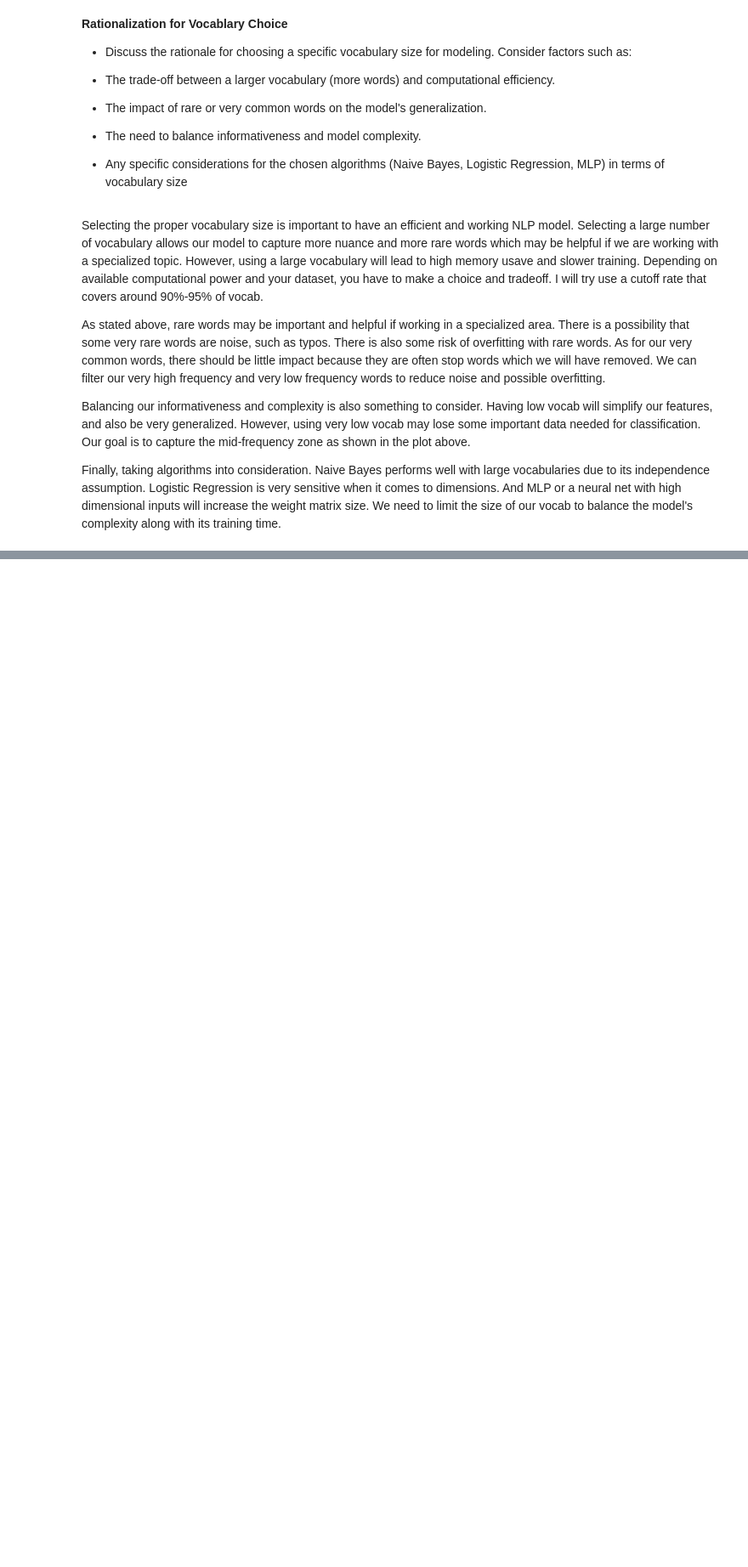
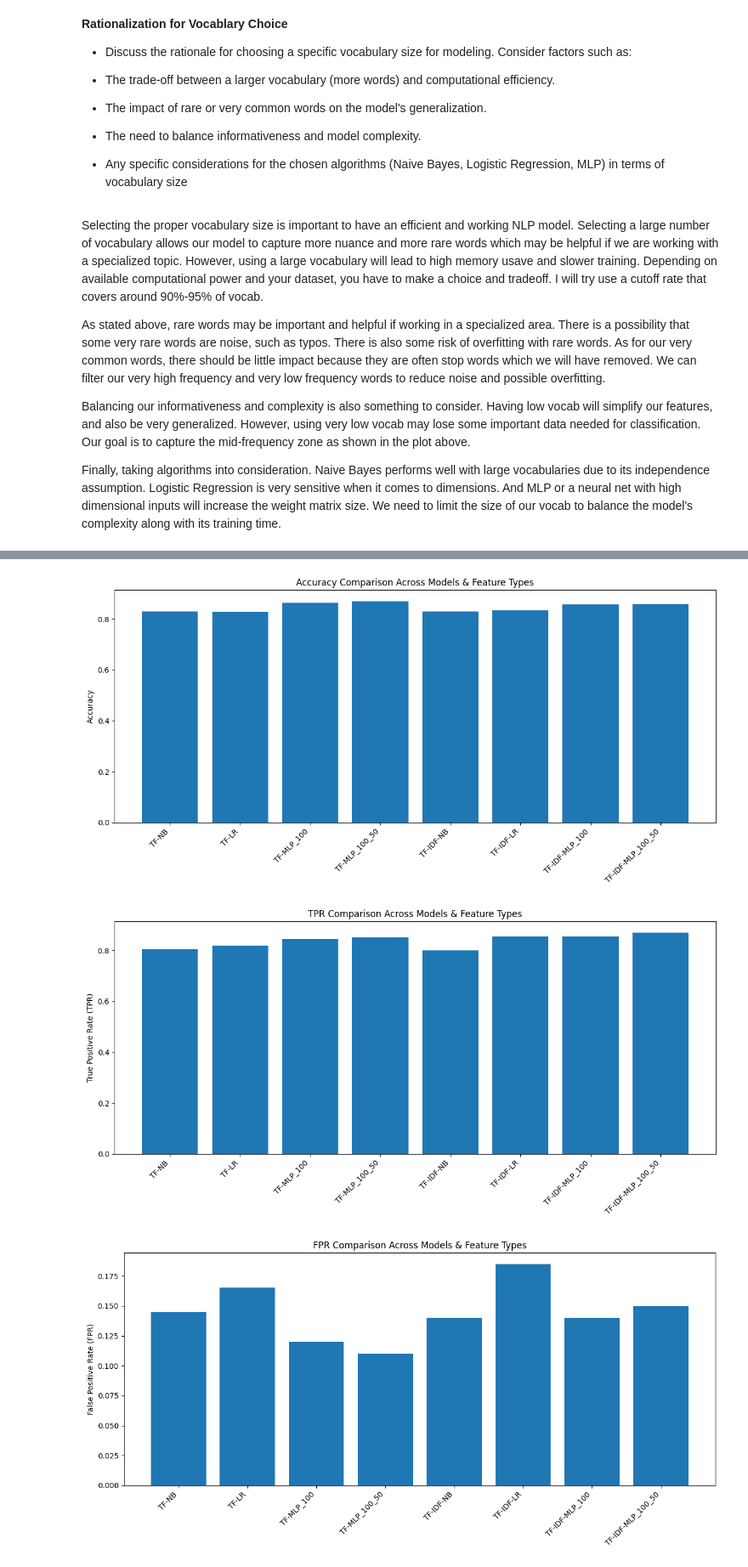
Before and after one commit to HalgasAdrian/CS6120-Coursework, a Jupyter notebook: Assignment_1.ipynb, the cells around one changed output, grey strips where cells are left out. Shown: that part at 85% size. Saved outputs shown, nothing was run; the diff lists cells and outputs as text; code cells hidden in the pictures; blank space fills up the shorter version.

```diff
--- a/Assignment_1.ipynb
+++ b/Assignment_1.ipynb
@@ -185,0 +321,52 @@ Finally, taking algorithms into consideration. Naive Bayes performs well with la
+# %%
+import matplotlib.pyplot as plt
+import numpy as np
+from sklearn.metrics import accuracy_score, confusion_matrix
+
+# ─── 1) Compute metrics ────────────────────────────────────────────────────────
+metrics = {}
+for (feat, clf), model in trained_models.items():
+    y_pred = predictions[(feat, clf)]
+    acc = accuracy_score(y_test, y_pred)
+    tn, fp, fn, tp = confusion_matrix(y_test, y_pred).ravel()
+    tpr = tp / (tp + fn) if (tp + fn) > 0 else 0.0
+    fpr = fp / (fp + tn) if (fp + tn) > 0 else 0.0
+    metrics[f"{feat}-{clf}"] = {"accuracy": acc, "TPR": tpr, "FPR": fpr}
+
+# ─── 2) Prepare data for plotting ─────────────────────────────────────────────
+labels     = list(metrics.keys())
+accuracies = [metrics[label]["accuracy"] for label in labels]
+tprs       = [metrics[label]["TPR"]      for label in labels]
+fprs       = [metrics[label]["FPR"]      for label in labels]
+x          = np.arange(len(labels))
+
+# ─── 3) Plot Accuracy ────────────────────────────────────────────────────────
+plt.figure(figsize=(12, 6))
+plt.bar(x, accuracies)
+plt.xticks(x, labels, rotation=45, ha='right')
+plt.ylabel("Accuracy")
+plt.title("Accuracy Comparison Across Models & Feature Types")
+plt.tight_layout()
+plt.show()
+
+# ─── 4) Plot True Positive Rate (TPR) ────────────────────────────────────────
+plt.figure(figsize=(12, 6))
+plt.bar(x, tprs)
+plt.xticks(x, labels, rotation=45, ha='right')
+plt.ylabel("True Positive Rate (TPR)")
+plt.title("TPR Comparison Across Models & Feature Types")
+plt.tight_layout()
+plt.show()
+
+# ─── 5) Plot False Positive Rate (FPR) ───────────────────────────────────────
+plt.figure(figsize=(12, 6))
+plt.bar(x, fprs)
+plt.xticks(x, labels, rotation=45, ha='right')
+plt.ylabel("False Positive Rate (FPR)")
+plt.title("FPR Comparison Across Models & Feature Types")
+plt.tight_layout()
+plt.show()
+# %% [output]
+[figure, added]
+[figure, added]
+[figure, added]
```
Also changed, not shown: parts of 5 cells of this notebook.
